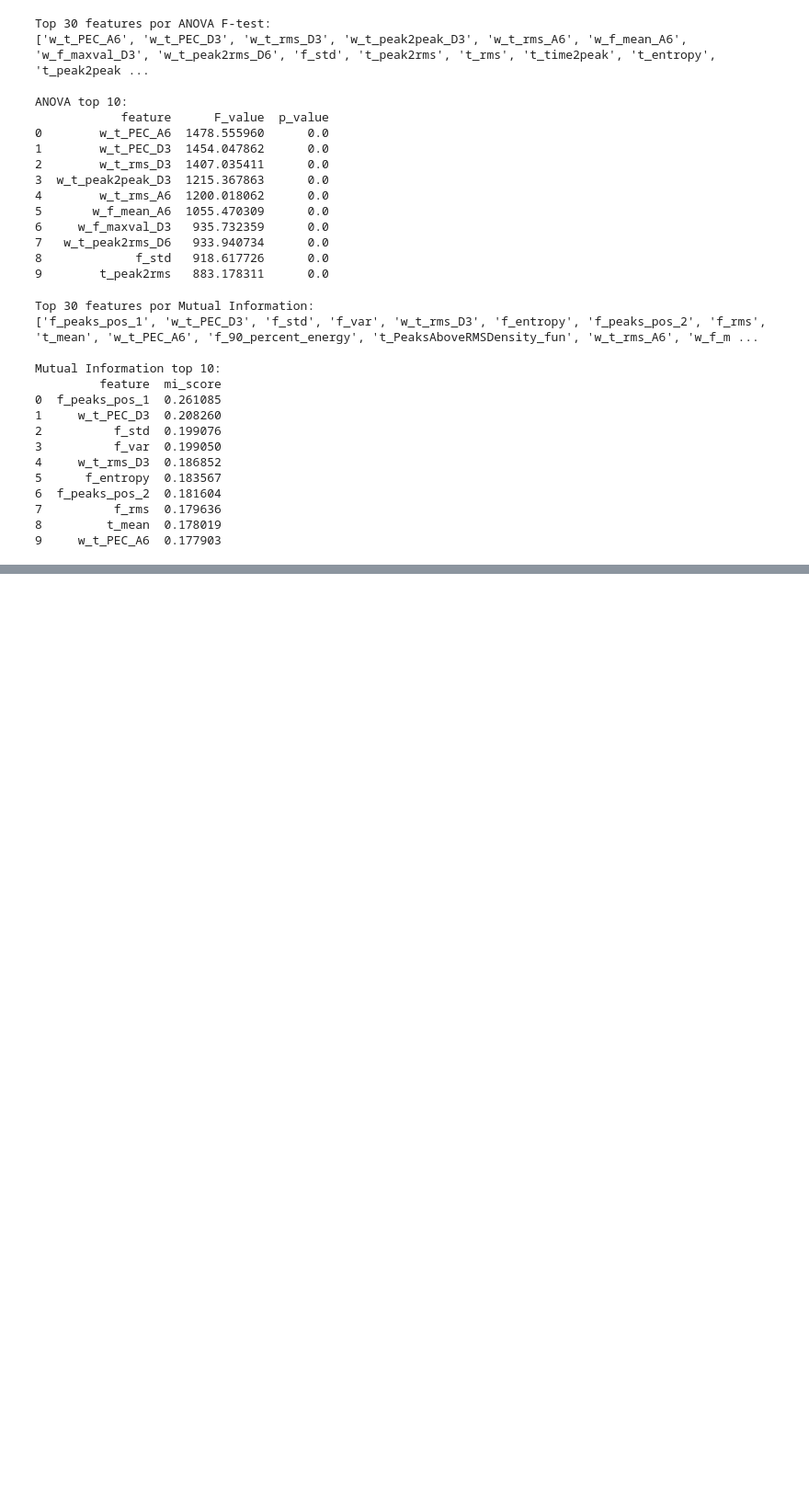
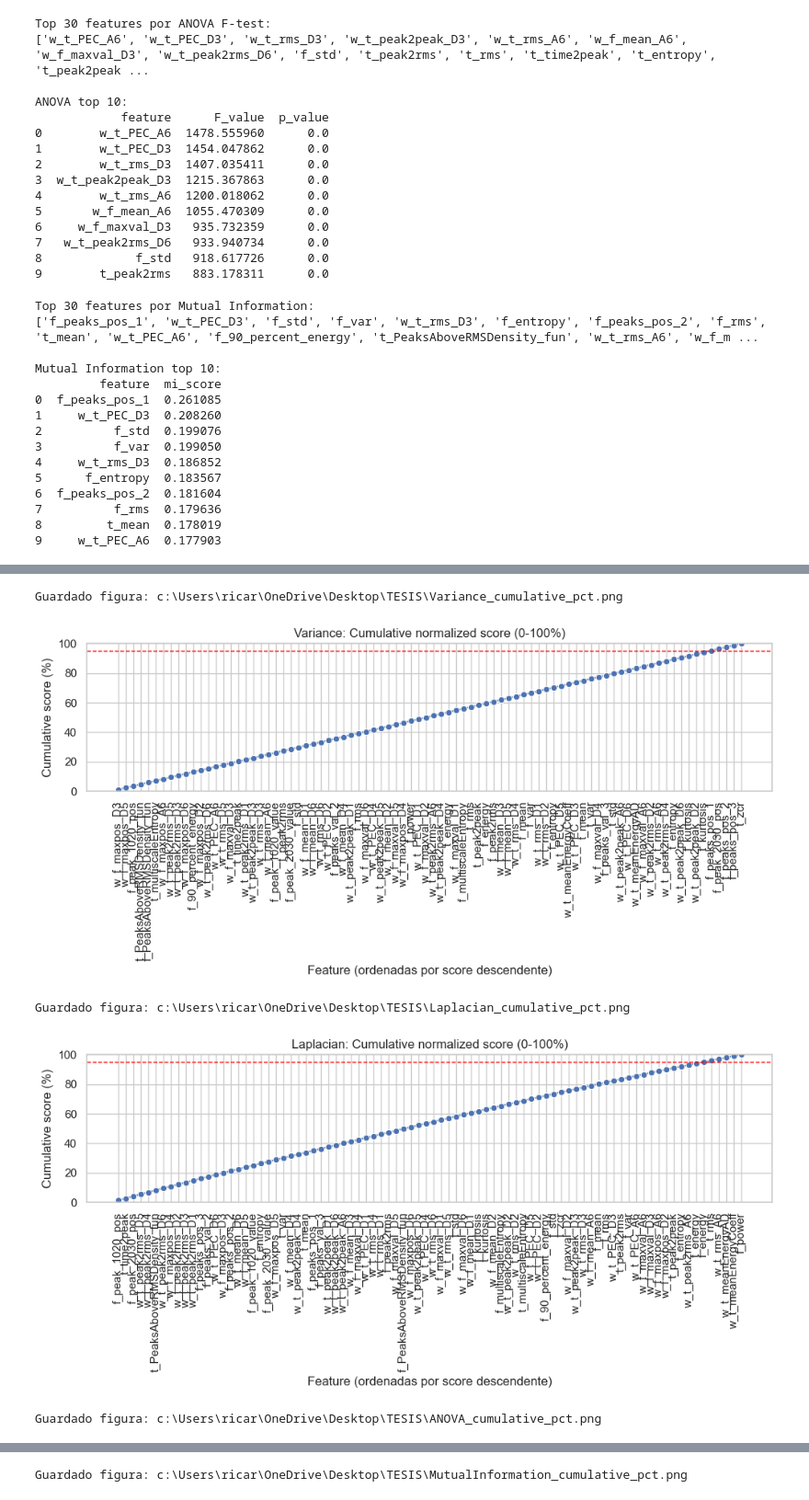
Before and after one commit to RickParra96/TESIS, a Jupyter notebook: feature_selection.ipynb, the cells around one changed output, grey strips where cells are left out. Shown at 92% size. Saved outputs shown, nothing was run; the diff lists cells and outputs as text; code cells hidden in the pictures; blank space fills up the shorter version.

```diff
--- a/feature_selection.ipynb
+++ b/feature_selection.ipynb
@@ -232,0 +394,44 @@ Guardado MutualInformation en c:\Users\ricar\OneDrive\Desktop\TESIS\MutualInform
+# %%
+# Gráficos tipo "varianza acumulada" sobre los scores de cada método
+import matplotlib.pyplot as plt
+import seaborn as sns
+sns.set_theme(style='whitegrid')
+
+output_dir = os.path.join(r'c:\Users\ricar\OneDrive\Desktop\TESIS')
+
+methods = {
+    'Variance': X_scaled.var(ddof=0),
+    'Laplacian': pd.Series({col: score for col, score in laplacian_scores}),
+    'ANOVA': feature_anova.set_index('feature')['F_value'],
+    'MutualInformation': feature_mi.set_index('feature')['mi_score'],
+}
+
+for name, series in methods.items():
+    s = series.dropna().sort_values(ascending=False)
+    cum_pct = (s.cumsum() / s.sum()) * 100
+    plot_df = cum_pct.reset_index()
+    plot_df.columns = ['feature', 'cum_pct']
+
+    # Para legibilidad mostramos hasta top_k features en etiquetas (pero la curva incluye todas)
+    top_k = min(100, len(plot_df))
+    plt.figure(figsize=(max(10, top_k * 0.12), 5))
+    ax = sns.lineplot(data=plot_df, x='feature', y='cum_pct', marker='o')
+    ax.set_xticks(range(0, top_k))
+    ax.set_xticklabels(plot_df['feature'].iloc[:top_k], rotation=90, ha='center')
+    ax.set_ylim(0, 100)
+    ax.axhline(95, color='red', linestyle='--', linewidth=1)
+    ax.set_xlabel('Feature (ordenadas por score descendente)')
+    ax.set_ylabel('Cumulative score (%)')
+    ax.set_title(f'{name}: Cumulative normalized score (0-100%)')
+    plt.tight_layout()
+
+    fig_path = os.path.join(output_dir, f'{name}_cumulative_pct.png')
+    plt.savefig(fig_path, dpi=150, bbox_inches='tight')
+    print(f'Guardado figura: {fig_path}')
+    plt.show()
+# %% [output]
+Guardado figura: c:\Users\ricar\OneDrive\Desktop\TESIS\Variance_cumulative_pct.png
+[figure, added]
+Guardado figura: c:\Users\ricar\OneDrive\Desktop\TESIS\Laplacian_cumulative_pct.png
+[figure, added]
+Guardado figura: c:\Users\ricar\OneDrive\Desktop\TESIS\ANOVA_cumulative_pct.png
@@ -232,0 +439 @@ Guardado MutualInformation en c:\Users\ricar\OneDrive\Desktop\TESIS\MutualInform
+Guardado figura: c:\Users\ricar\OneDrive\Desktop\TESIS\MutualInformation_cumulative_pct.png
```
Also changed, not shown: parts of 7 cells of this notebook, 10 other files.
